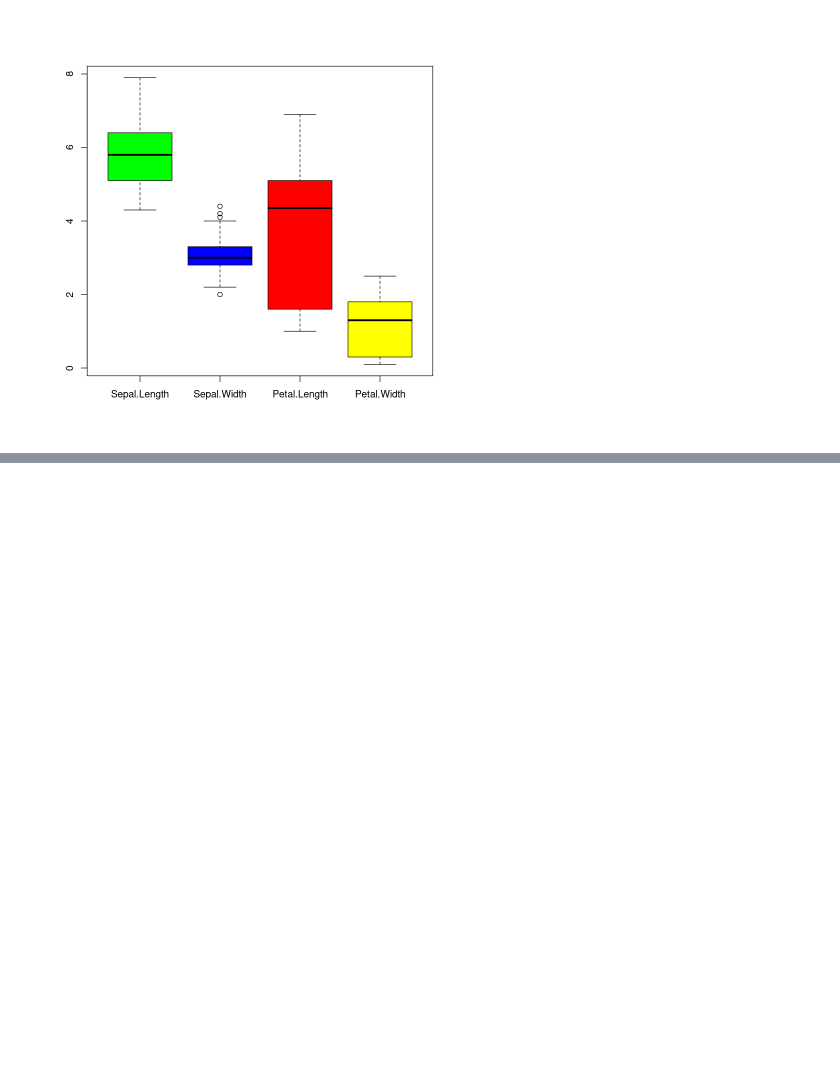
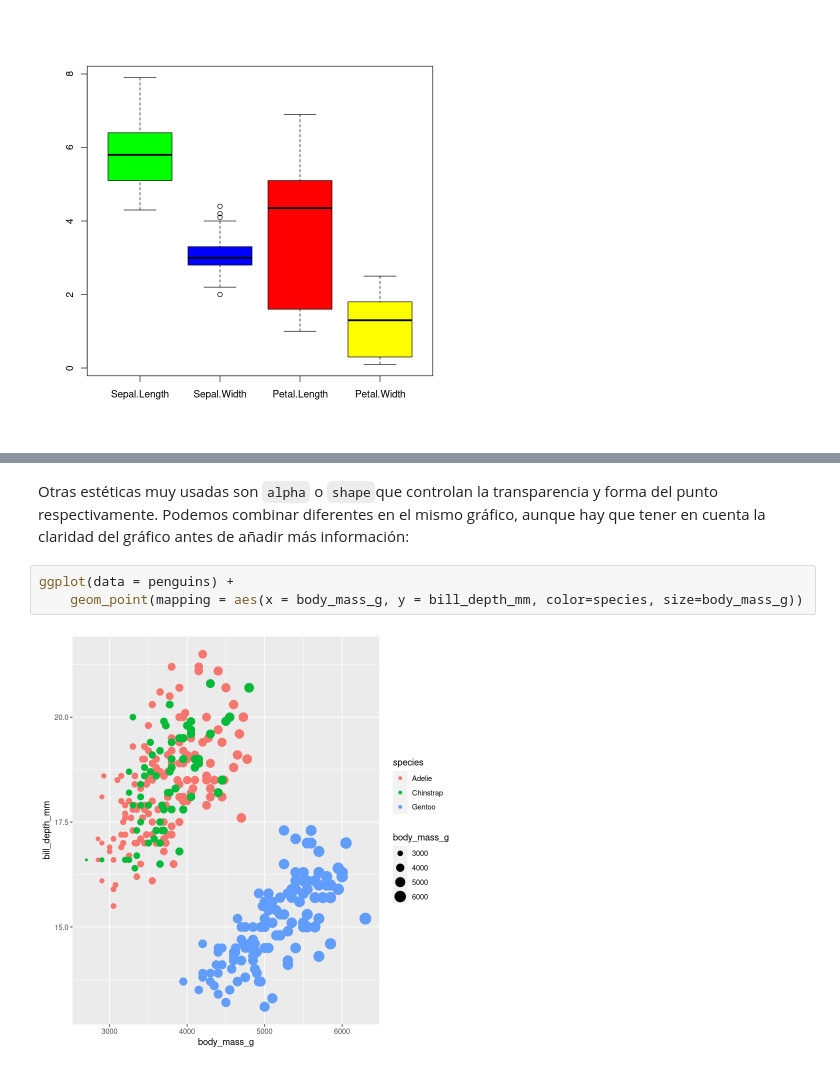
Before and after one commit to wisaaco/TxADM, a Jupyter notebook: docs/notebooks/Part1/03_R_Descripcion/04_Visualizacion.ipynb, the cells around one changed output, grey strips where cells are left out. Drawn from its saved outputs; the diff is of its cells as text; blank space fills up the shorter version.

```diff
--- a/docs/notebooks/Part1/03_R_Descripcion/04_Visualizacion.ipynb
+++ b/docs/notebooks/Part1/03_R_Descripcion/04_Visualizacion.ipynb
@@ -99,0 +181,7 @@ library(ggplot2)
+# %% [markdown]
+Otras estéticas muy usadas son `alpha` o `shape`que controlan la transparencia y forma del punto respectivamente. Podemos combinar diferentes en el mismo gráfico, aunque hay que tener en cuenta la claridad del gráfico antes de añadir más información:
+# %%
+ggplot(data = penguins) +
+    geom_point(mapping = aes(x = body_mass_g, y = bill_depth_mm, color=species, size=body_mass_g))
+# %% [output]
+[figure, added]
```
Also changed, not shown: parts of 24 cells of this notebook.
